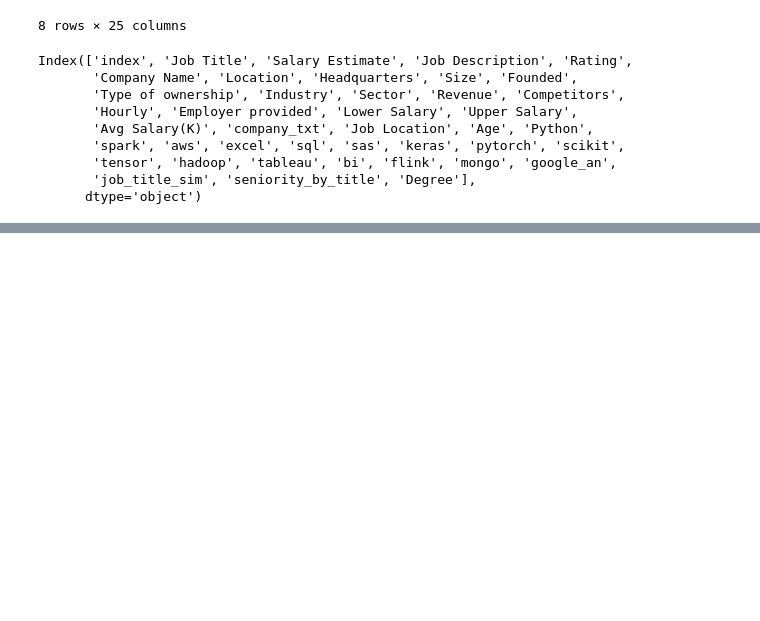
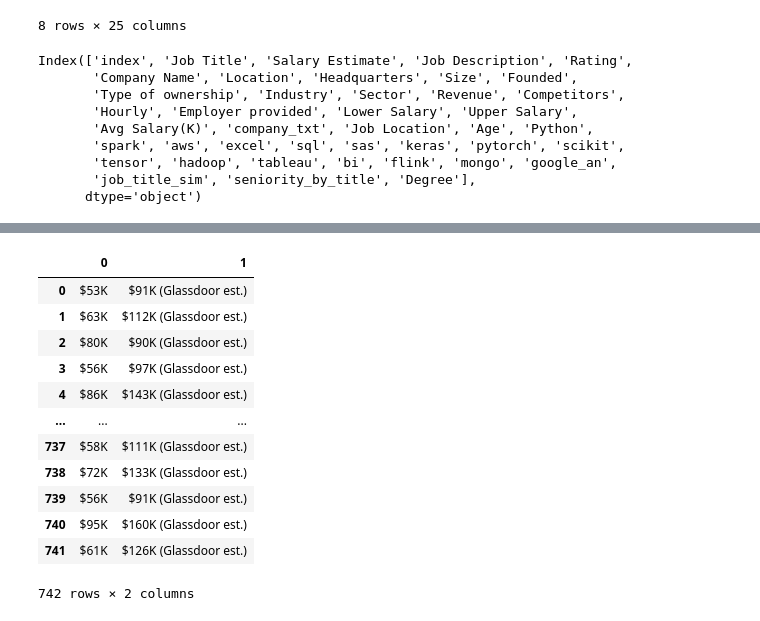
Before and after one commit to FUNMIIB/Final_Project, a Jupyter notebook: Data_Salary.ipynb, the cells around one changed output, grey strips where cells are left out. Cells and saved outputs as stored; diff of their text form; code cells hidden in the pictures; blank space fills up the shorter version.

```diff
--- a/Data_Salary.ipynb
+++ b/Data_Salary.ipynb
@@ -89,0 +120,18 @@ Index(['index', 'Job Title', 'Salary Estimate', 'Job Description', 'Rating',
+# %%
+split_salary=salary['Salary Estimate'].str.split('-',n=1,expand=True)
+# %%
+split_salary
+# %% [output]
+|  | 0 | 1 |
+| 0 | $53K | $91K (Glassdoor est.) |
+| 1 | $63K | $112K (Glassdoor est.) |
+| 2 | $80K | $90K (Glassdoor est.) |
+| 3 | $56K | $97K (Glassdoor est.) |
+| 4 | $86K | $143K (Glassdoor est.) |
+| ... | ... | ... |
+| 737 | $58K | $111K (Glassdoor est.) |
+| 738 | $72K | $133K (Glassdoor est.) |
+| 739 | $56K | $91K (Glassdoor est.) |
+| 740 | $95K | $160K (Glassdoor est.) |
+| 741 | $61K | $126K (Glassdoor est.) |
+742 rows × 2 columns
```
Also changed, not shown: parts of 5 cells of this notebook.
